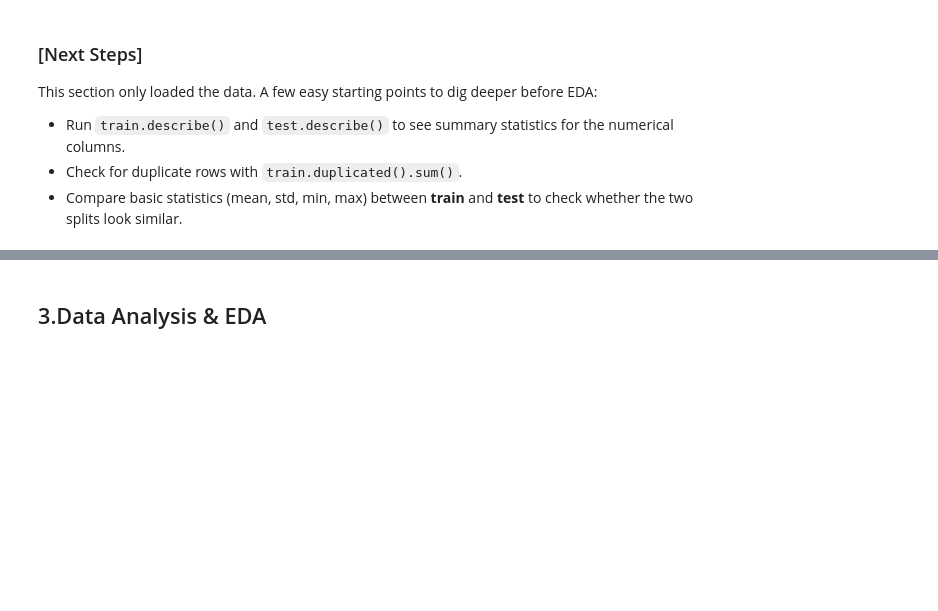
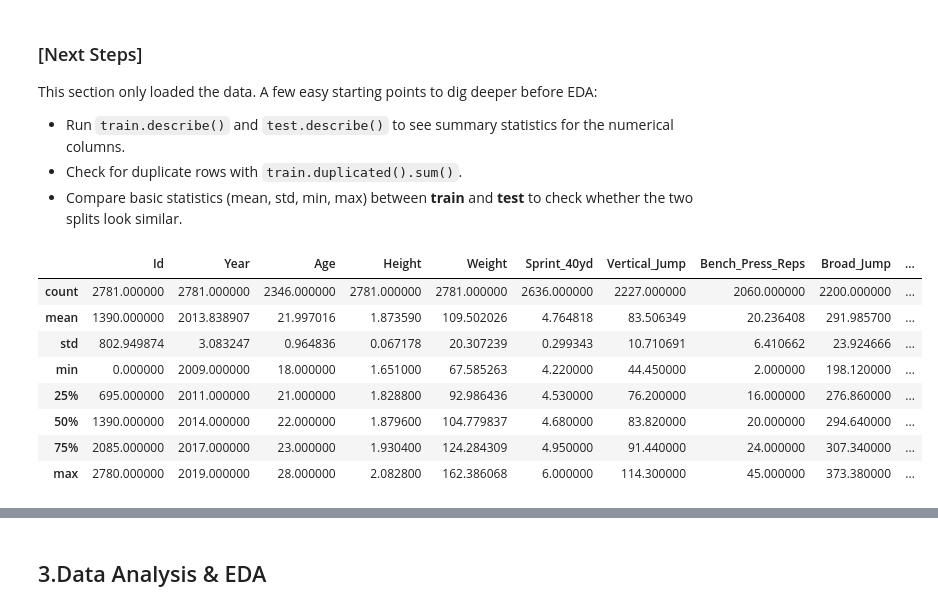
Before and after one commit to Direwen/GCI-Competition, a Jupyter notebook: baseline.ipynb, the cells around one changed output, grey strips where cells are left out. Saved outputs shown, nothing was run; the diff lists cells and outputs as text; code cells hidden in the pictures; blank space fills up the shorter version.

```diff
--- a/baseline.ipynb
+++ b/baseline.ipynb
@@ -177,3 +177,15 @@ This section only loaded the data. A few easy starting points to dig deeper befo
 - Run `train.describe()` and `test.describe()` to see summary statistics for the numerical columns.
 - Check for duplicate rows with `train.duplicated().sum()`.
 - Compare basic statistics (mean, std, min, max) between **train** and **test** to check whether the two splits look similar.
+# %%
+train.describe()
+# %% [output]
+|  | Id | Year | Age | Height | Weight | Sprint_40yd | Vertical_Jump | Bench_Press_Reps | Broad_Jump | ... |
+| count | 2781.000000 | 2781.000000 | 2346.000000 | 2781.000000 | 2781.000000 | 2636.000000 | 2227.000000 | 2060.000000 | 2200.000000 | ... |
+| mean | 1390.000000 | 2013.838907 | 21.997016 | 1.873590 | 109.502026 | 4.764818 | 83.506349 | 20.236408 | 291.985700 | ... |
+| std | 802.949874 | 3.083247 | 0.964836 | 0.067178 | 20.307239 | 0.299343 | 10.710691 | 6.410662 | 23.924666 | ... |
+| min | 0.000000 | 2009.000000 | 18.000000 | 1.651000 | 67.585263 | 4.220000 | 44.450000 | 2.000000 | 198.120000 | ... |
+| 25% | 695.000000 | 2011.000000 | 21.000000 | 1.828800 | 92.986436 | 4.530000 | 76.200000 | 16.000000 | 276.860000 | ... |
+| 50% | 1390.000000 | 2014.000000 | 22.000000 | 1.879600 | 104.779837 | 4.680000 | 83.820000 | 20.000000 | 294.640000 | ... |
+| 75% | 2085.000000 | 2017.000000 | 23.000000 | 1.930400 | 124.284309 | 4.950000 | 91.440000 | 24.000000 | 307.340000 | ... |
+| max | 2780.000000 | 2019.000000 | 28.000000 | 2.082800 | 162.386068 | 6.000000 | 114.300000 | 45.000000 | 373.380000 | ... |
```
Also changed, not shown: parts of 32 cells of this notebook.
